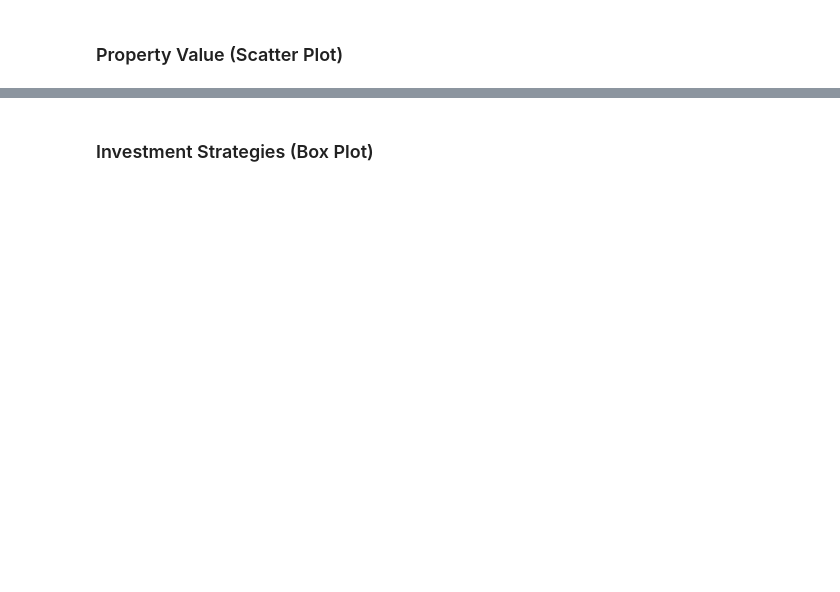
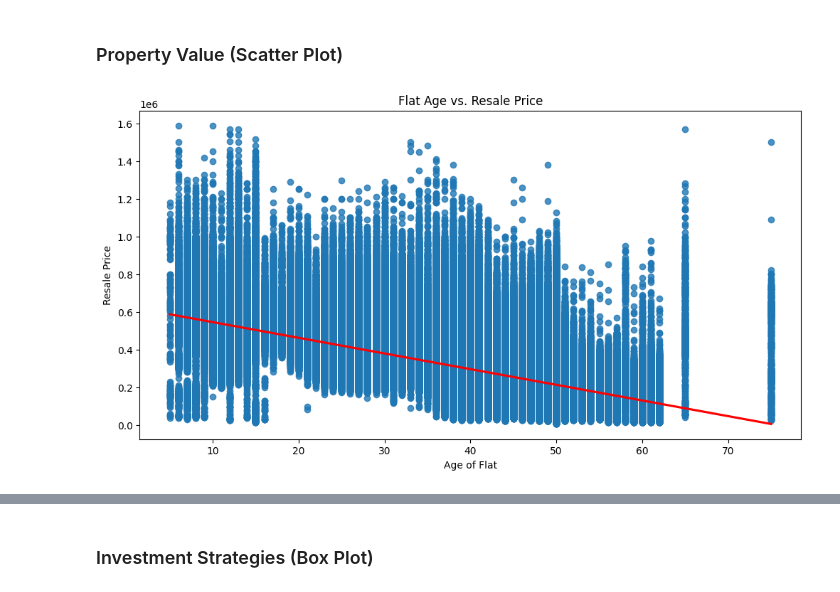
Before and after one commit to Reub26/Programming-for-Data-Science-CA2, a Jupyter notebook: main.ipynb, the cells around one changed output, grey strips where cells are left out. Drawn from its saved outputs; the diff is of its cells as text; code cells hidden in the pictures; blank space fills up the shorter version.

```diff
--- a/main.ipynb
+++ b/main.ipynb
@@ -87,2 +143,32 @@ max      114.000000          32.000000
 # %% [markdown]
 ### Dataset 3 (Resale Flat Prices):
+# %%
+try:
+  resale_price_1999 = pd.read_csv(os.path.join(dataset_path, "ResaleFlatPricesBasedonApprovalDate19901999.csv"))
+  resale_price_2000 = pd.read_csv(os.path.join(dataset_path, "ResaleFlatPricesBasedonApprovalDate2000Feb2012.csv"))
+  resale_price_2012 = pd.read_csv(os.path.join(dataset_path, "ResaleFlatPricesBasedonRegistrationDateFromMar2012toDec2014.csv"))
+  resale_price_2017 = pd.read_csv(os.path.join(dataset_path, "ResaleflatpricesbasedonregistrationdatefromJan2017onwards.csv"))
+
+  # remove "remaining_lease" from resale_price_2017
+  resale_price_2017 = resale_price_2017.drop("remaining_lease", axis=1)
+
+  # combine all 4 datasets
+  resale_price = pd.concat([resale_price_1999, resale_price_2000, resale_price_2012, resale_price_2017])
+  # print(resale_price)
+
+  print(f"Shape of dataset:\n{resale_price.shape}\n")
+  print(f"Index of dataset:\n{resale_price.index}\n")
+  print(f"List of columns:\n{resale_price.columns}\n")
+  print(f"Total number of non-NA values in dataset:\n{resale_price.count()}\n")
+
+  # summary
+  print("Dataset summary:")
+  print(resale_price.info())
+
+  # descriptive statistics
+  print("Descriptive statistics:")
+  print(resale_price.describe())
+
+except Exception as e:
+  print("Error while reading dataset:")
+  print(e)
@@ -89,2 +195,5 @@ max      114.000000          32.000000
+# %%
+merged_data = pd.merge(resale_price, property_info, how="left", left_on=["block", "street_name"], right_on=["blk_no", "street"])
+# print(merged_data)
 # %% [markdown]
 ### Urban Planning (Bar Graph)
@@ -104,0 +312,12 @@ max      114.000000          32.000000
+# %%
+# Scatter Plot
+plt.figure(figsize=(12, 6))
+
+merged_data["flat_age"] = 2024 - merged_data["year_completed"]
+sns.regplot(data=merged_data, x="flat_age", y="resale_price", line_kws={"color": "red"}, scatter=True)
+plt.title("Flat Age vs. Resale Price")
+plt.xlabel("Age of Flat")
+plt.ylabel("Resale Price")
+plt.show()
+# %% [output]
+[figure, added]
```
Also changed, not shown: parts of 18 cells of this notebook, 1 other file.
